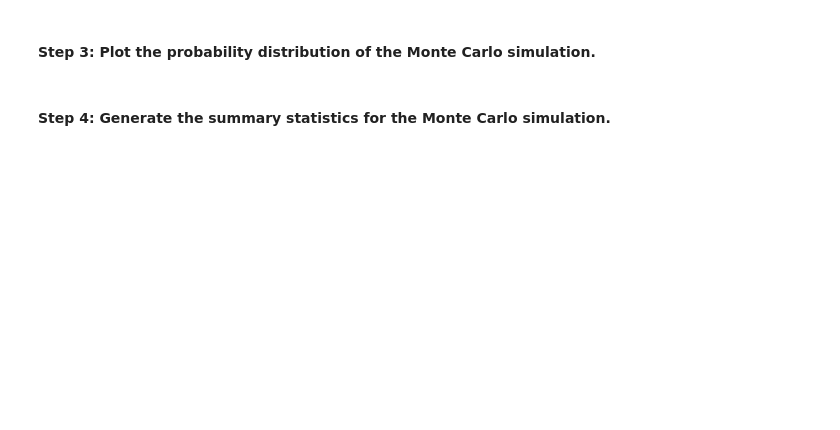
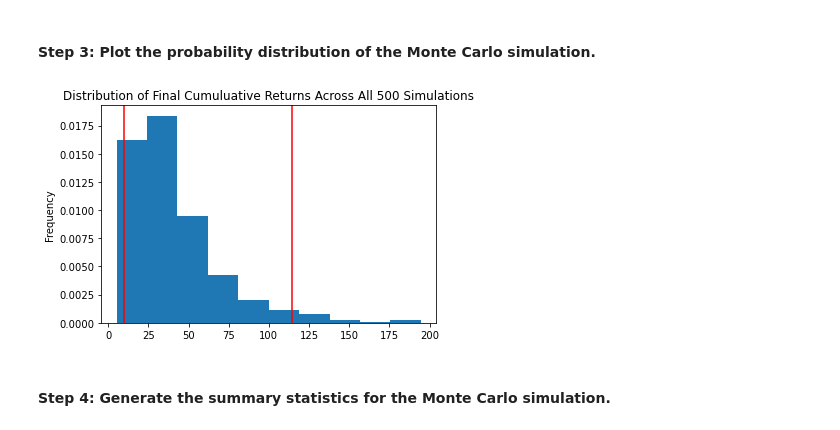
Before and after one commit to Aheesh/fin_planner, a Jupyter notebook: financial_planning_tools.ipynb, the cells around one changed output. Saved outputs shown, nothing was run; the diff lists cells and outputs as text; code cells hidden in the pictures; blank space fills up the shorter version.

```diff
--- a/financial_planning_tools.ipynb
+++ b/financial_planning_tools.ipynb
@@ -470,7 +525,9 @@ In this section, you’ll use the MCForecastTools library to create a Monte Carl
 # %%
 # Visualize the probability distribution of the 30-year Monte Carlo simulation
 # by plotting a histogram
-# YOUR CODE HERE
+mc_prob_dist=MC_sim.plot_distribution()
+# %% [output]
+[figure, added]
 # %% [markdown]
 #### Step 4: Generate the summary statistics for the Monte Carlo simulation.
 # %%
```
Also changed, not shown: parts of 8 cells of this notebook.
